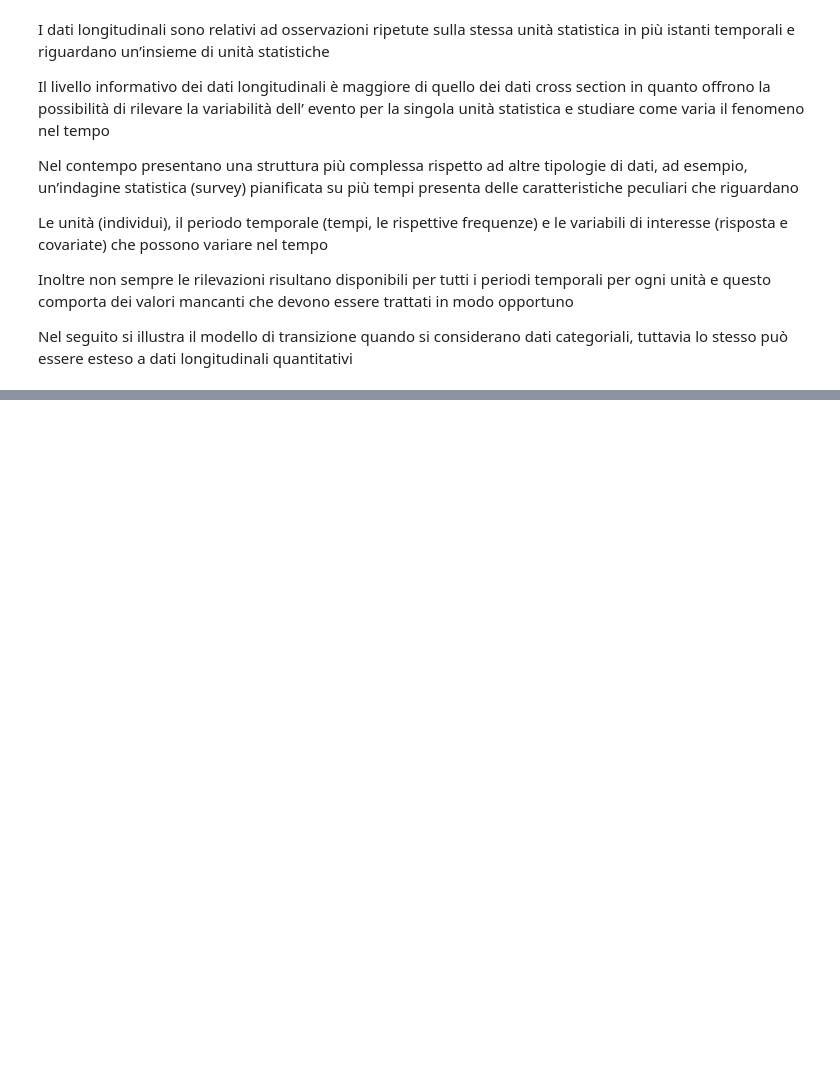
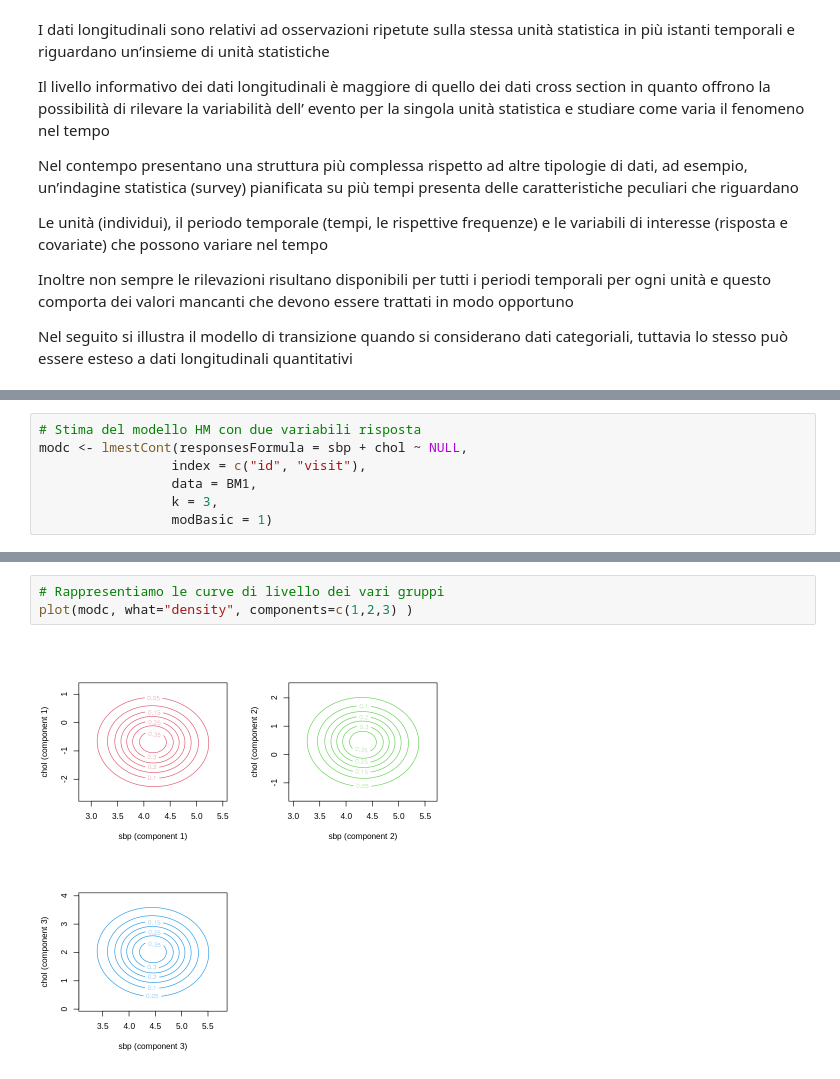
Before and after one commit to Nikolay1982Nikolaev/Bayes-Bicocca, a Jupyter notebook: L10.ipynb, the cells around one changed output, grey strips where cells are left out. Saved outputs shown, nothing was run; the diff lists cells and outputs as text; blank space fills up the shorter version.

```diff
--- a/L10.ipynb
+++ b/L10.ipynb
@@ -316,0 +365,7 @@ attraverso l’algoritmo Expectation-Maximization.
+# %%
+# Stima del modello HM con due variabili risposta
+modc <- lmestCont(responsesFormula = sbp + chol ~ NULL,
+                 index = c("id", "visit"),
+                 data = BM1,
+                 k = 3,
+                 modBasic = 1)
@@ -316,0 +456,5 @@ attraverso l’algoritmo Expectation-Maximization.
+# %%
+# Rappresentiamo le curve di livello dei vari gruppi
+plot(modc, what="density", components=c(1,2,3) )
+# %% [output]
+[figure, added]
```
Also changed, not shown: parts of 21 cells of this notebook.
